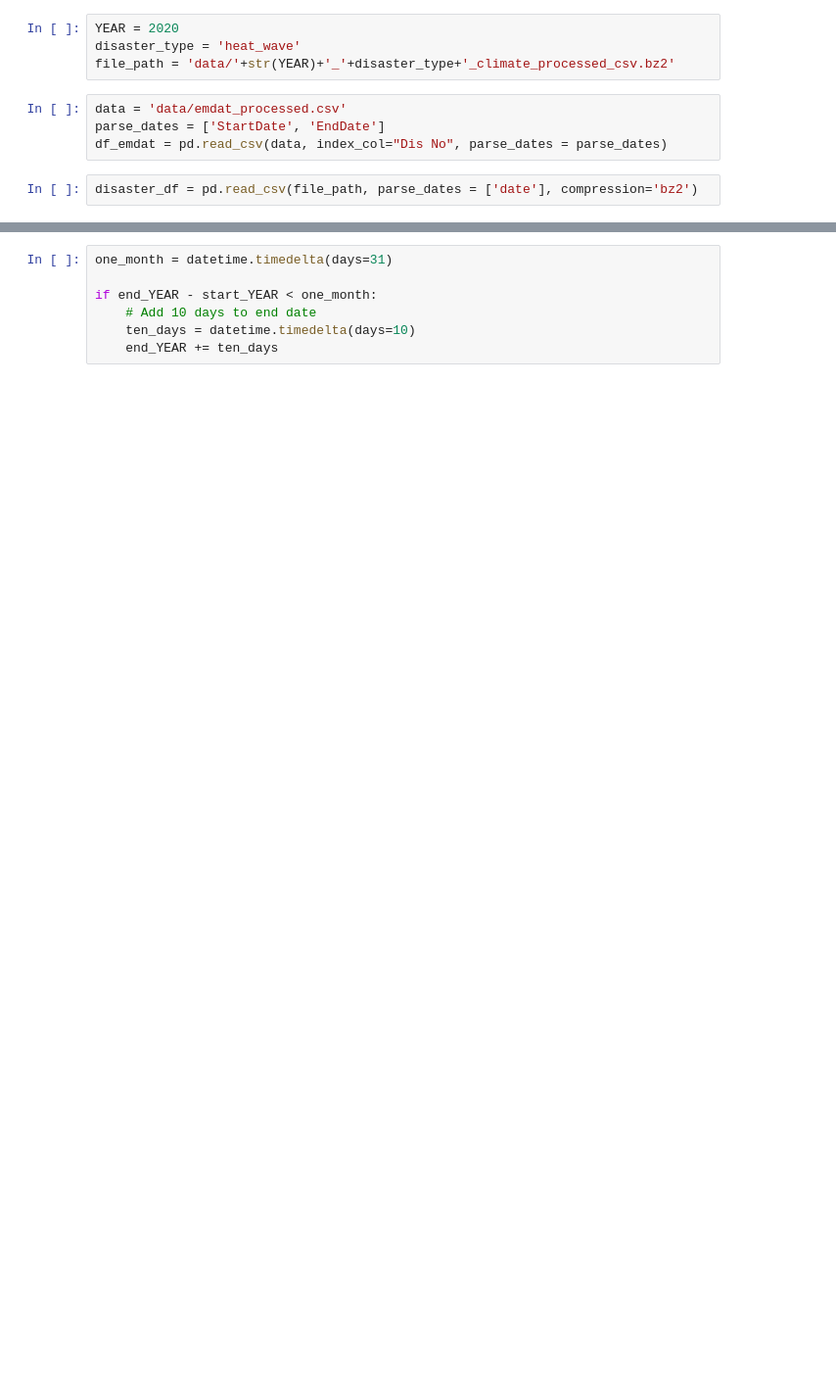
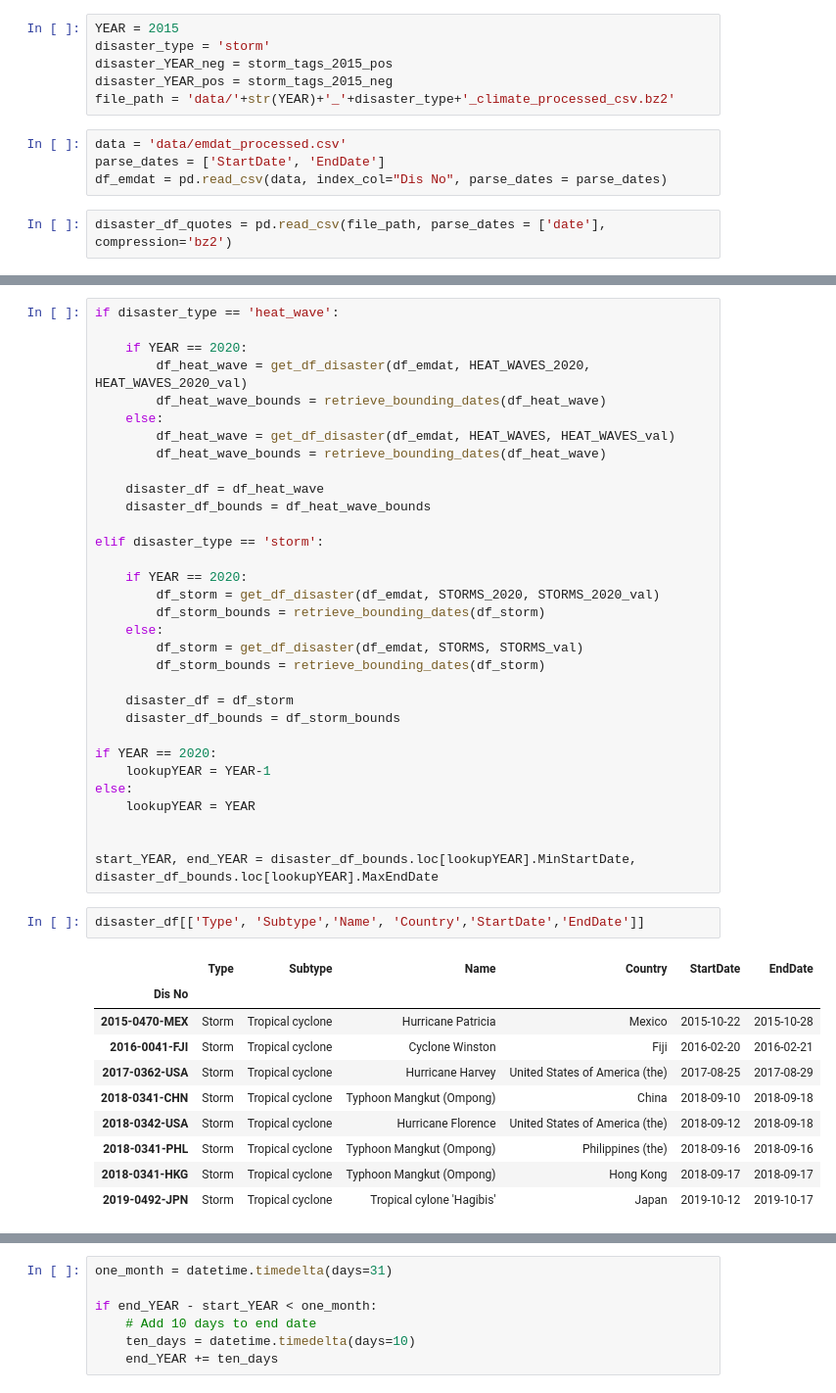
Before and after one commit to epfl-ada/ada-2021-project-data-alchemy, a Jupyter notebook: disaster_processing.ipynb, the cells around one changed output, grey strips where cells are left out. Shown: that part at 98% size. Drawn from its saved outputs; the diff is of its cells as text; blank space fills up the shorter version.

```diff
--- a/disaster_processing.ipynb
+++ b/disaster_processing.ipynb
@@ -6,12 +6,14 @@ import datetime
 from disaster_extr_constants import *
 from disaster_extr_helpers import *
 # %%
-YEAR = 2020
-disaster_type = 'heat_wave'
+YEAR = 2015
+disaster_type = 'storm'
+disaster_YEAR_neg = storm_tags_2015_pos
+disaster_YEAR_pos = storm_tags_2015_neg
 file_path = 'data/'+str(YEAR)+'_'+disaster_type+'_climate_processed_csv.bz2'
 # %%
 data = 'data/emdat_processed.csv'
 parse_dates = ['StartDate', 'EndDate']
 df_emdat = pd.read_csv(data, index_col="Dis No", parse_dates = parse_dates)
 # %%
-disaster_df = pd.read_csv(file_path, parse_dates = ['date'], compression='bz2')
+disaster_df_quotes = pd.read_csv(file_path, parse_dates = ['date'], compression='bz2')
@@ -37,0 +20,45 @@ start_YEAR, end_YEAR
+# %%
+if disaster_type == 'heat_wave':
+
+    if YEAR == 2020:
+        df_heat_wave = get_df_disaster(df_emdat, HEAT_WAVES_2020, HEAT_WAVES_2020_val)
+        df_heat_wave_bounds = retrieve_bounding_dates(df_heat_wave)
+    else:
+        df_heat_wave = get_df_disaster(df_emdat, HEAT_WAVES, HEAT_WAVES_val)
+        df_heat_wave_bounds = retrieve_bounding_dates(df_heat_wave)
+
+    disaster_df = df_heat_wave
+    disaster_df_bounds = df_heat_wave_bounds
+
+elif disaster_type == 'storm':
+
+    if YEAR == 2020:
+        df_storm = get_df_disaster(df_emdat, STORMS_2020, STORMS_2020_val)
+        df_storm_bounds = retrieve_bounding_dates(df_storm)
+    else:
+        df_storm = get_df_disaster(df_emdat, STORMS, STORMS_val)
+        df_storm_bounds = retrieve_bounding_dates(df_storm)
+
+    disaster_df = df_storm
+    disaster_df_bounds = df_storm_bounds
+
+if YEAR == 2020:
+    lookupYEAR = YEAR-1
+else:
+    lookupYEAR = YEAR
+
+
+start_YEAR, end_YEAR = disaster_df_bounds.loc[lookupYEAR].MinStartDate, disaster_df_bounds.loc[lookupYEAR].MaxEndDate
+# %%
+disaster_df[['Type', 'Subtype','Name', 'Country','StartDate','EndDate']]
+# %% [output]
+|  | Type | Subtype | Name | Country | StartDate | EndDate |
+| Dis No |  |  |  |  |  |  |
+| 2015-0470-MEX | Storm | Tropical cyclone | Hurricane Patricia | Mexico | 2015-10-22 | 2015-10-28 |
+| 2016-0041-FJI | Storm | Tropical cyclone | Cyclone Winston | Fiji | 2016-02-20 | 2016-02-21 |
+| 2017-0362-USA | Storm | Tropical cyclone | Hurricane Harvey | United States of America (the) | 2017-08-25 | 2017-08-29 |
+| 2018-0341-CHN | Storm | Tropical cyclone | Typhoon Mangkut (Ompong) | China | 2018-09-10 | 2018-09-18 |
+| 2018-0342-USA | Storm | Tropical cyclone | Hurricane Florence | United States of America (the) | 2018-09-12 | 2018-09-18 |
+| 2018-0341-PHL | Storm | Tropical cyclone | Typhoon Mangkut (Ompong) | Philippines (the) | 2018-09-16 | 2018-09-16 |
+| 2018-0341-HKG | Storm | Tropical cyclone | Typhoon Mangkut (Ompong) | Hong Kong | 2018-09-17 | 2018-09-17 |
+| 2019-0492-JPN | Storm | Tropical cyclone | Tropical cylone 'Hagibis' | Japan | 2019-10-12 | 2019-10-17 |
```
Also changed, not shown: parts of 44 cells of this notebook, 15 other files.
